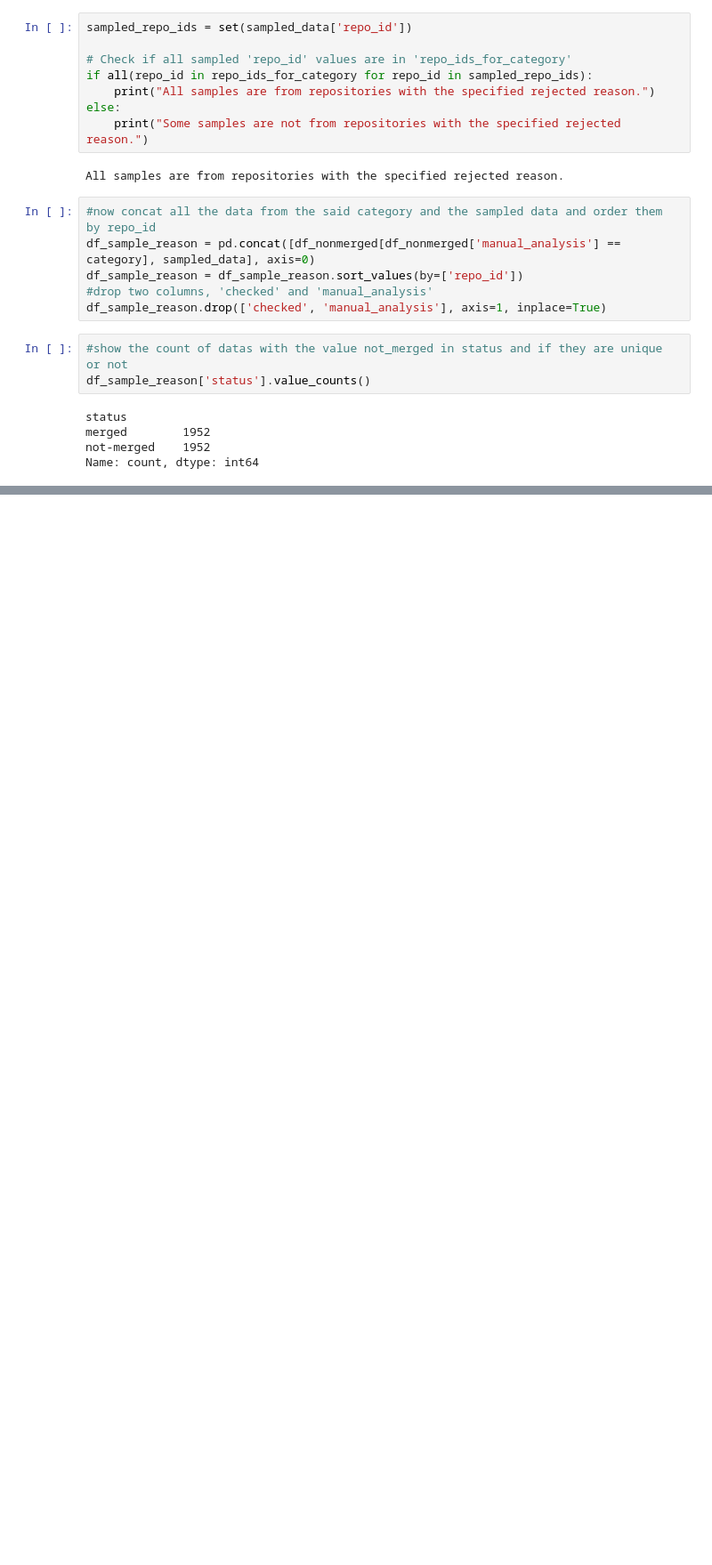
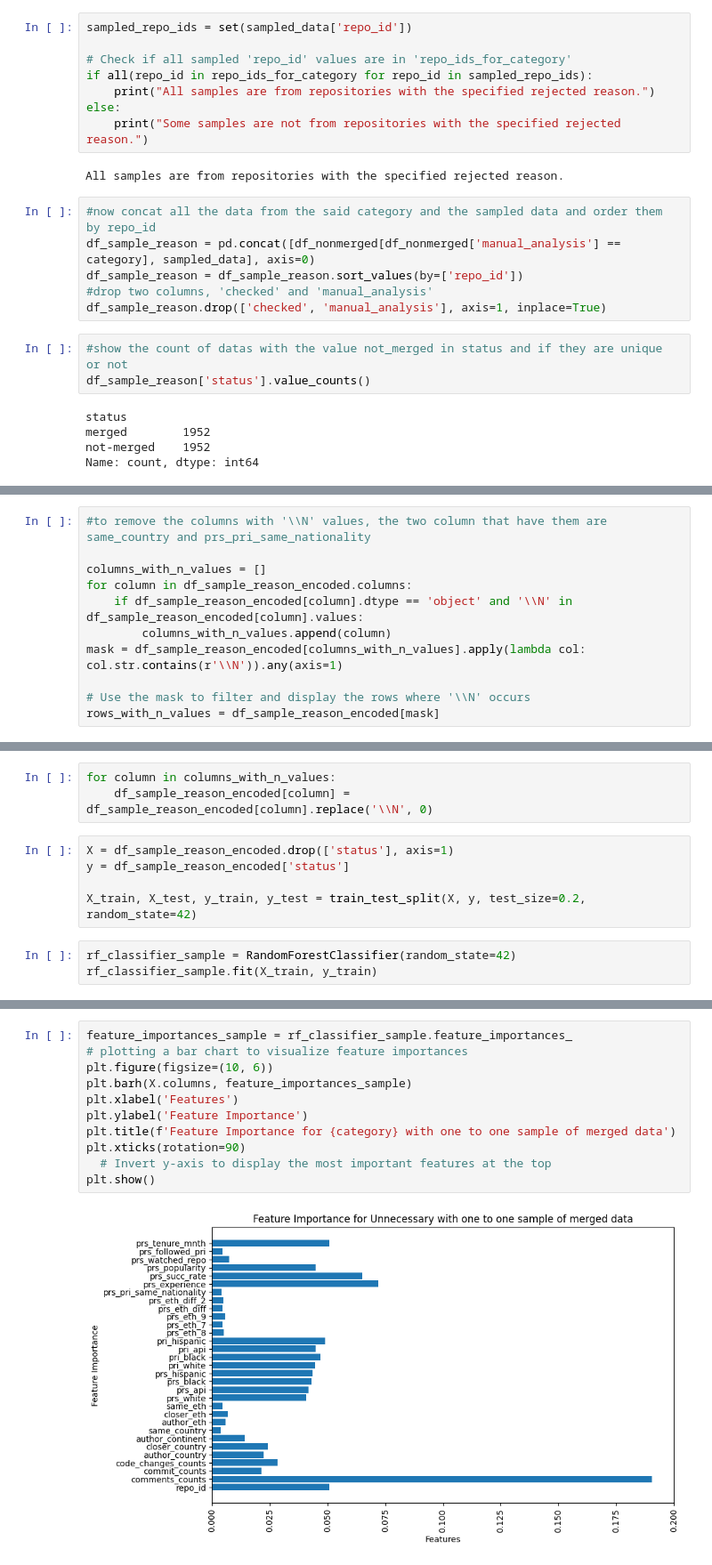
Before and after one commit to amirrshams/PR-comment-classifier, a Jupyter notebook: Ethnicity/comparing_model.ipynb, the cells around one changed output, grey strips where cells are left out. Shown at 89% size. Saved outputs shown, nothing was run; the diff lists cells and outputs as text; blank space fills up the shorter version.

```diff
--- a/Ethnicity/comparing_model.ipynb
+++ b/Ethnicity/comparing_model.ipynb
@@ -292,0 +339,11 @@ df_sample_reason.head(20)
+# %%
+#to remove the columns with '\\N' values, the two column that have them are same_country and prs_pri_same_nationality
+
+columns_with_n_values = []
+for column in df_sample_reason_encoded.columns:
+    if df_sample_reason_encoded[column].dtype == 'object' and '\\N' in df_sample_reason_encoded[column].values:
+        columns_with_n_values.append(column)
+mask = df_sample_reason_encoded[columns_with_n_values].apply(lambda col: col.str.contains(r'\\N')).any(axis=1)
+
+# Use the mask to filter and display the rows where '\\N' occurs
+rows_with_n_values = df_sample_reason_encoded[mask]
@@ -292,0 +354,11 @@ df_sample_reason.head(20)
+# %%
+for column in columns_with_n_values:
+    df_sample_reason_encoded[column] = df_sample_reason_encoded[column].replace('\\N', 0)
+# %%
+X = df_sample_reason_encoded.drop(['status'], axis=1)
+y = df_sample_reason_encoded['status']
+
+X_train, X_test, y_train, y_test = train_test_split(X, y, test_size=0.2, random_state=42)
+# %%
+rf_classifier_sample = RandomForestClassifier(random_state=42)
+rf_classifier_sample.fit(X_train, y_train)
@@ -292,0 +387,13 @@ df_sample_reason.head(20)
+# %%
+feature_importances_sample = rf_classifier_sample.feature_importances_
+# plotting a bar chart to visualize feature importances
+plt.figure(figsize=(10, 6))
+plt.barh(X.columns, feature_importances_sample)
+plt.xlabel('Features')
+plt.ylabel('Feature Importance')
+plt.title(f'Feature Importance for {category} with one to one sample of merged data')
+plt.xticks(rotation=90)
+  # Invert y-axis to display the most important features at the top
+plt.show()
+# %% [output]
+[figure, added]
```
Also changed, not shown: parts of 24 cells of this notebook.
